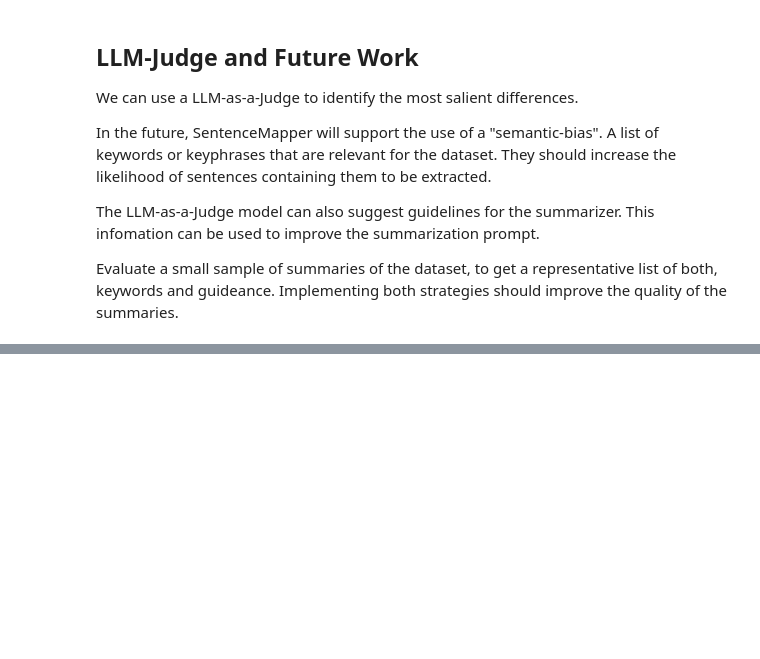
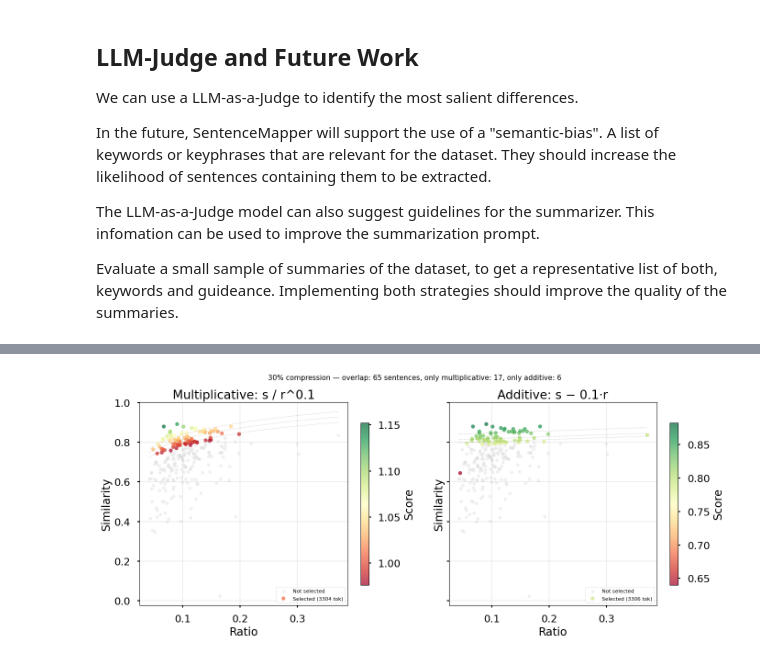
Before and after one commit to lgarma/SentenceMapper, a Jupyter notebook: example.ipynb, the cells around one changed output, grey strips where cells are left out. Drawn from its saved outputs; the diff is of its cells as text; code cells hidden in the pictures; blank space fills up the shorter version.

```diff
--- a/example.ipynb
+++ b/example.ipynb
@@ -433,0 +476,84 @@ Power law: similarity = 1.0894 × ratio^0.136
+# %%
+import numpy as np
+import matplotlib.pyplot as plt
+
+alpha = 0.1
+objective_percentage = 0.3
+
+similarities = result['similarities']
+ratios = result['ratios']
+tokens = result['tokens']
+total_tokens = int(np.sum(tokens))
+objective_tokens = total_tokens * objective_percentage
+
+# --- Scoring formulas ---
+safe_ratios = np.maximum(ratios, 1e-9)
+scores_multiplicative = similarities / np.power(safe_ratios, alpha)  # current
+scores_additive = similarities - alpha * ratios                       # proposed
+
+# --- Greedy selection for each ---
+def greedy_select(scores, tokens, budget):
+    mask = np.zeros(len(scores), dtype=bool)
+    current = 0
+    for idx in np.argsort(-scores):
+        if current + tokens[idx] > budget:
+            continue
+        mask[idx] = True
+        current += tokens[idx]
+    return mask
+
+mask_mult = greedy_select(scores_multiplicative, tokens, objective_tokens)
+mask_add = greedy_select(scores_additive, tokens, objective_tokens)
+
+# --- Visualisation ---
+fig, axes = plt.subplots(1, 2, figsize=(14, 6), sharex=True, sharey=True)
+
+for ax, mask, scores, title in [
+    (axes[0], mask_mult, scores_multiplicative, f"Multiplicative: s / r^{alpha}"),
+    (axes[1], mask_add, scores_additive, f"Additive: s − {alpha}·r"),
+]:
+    # Unselected
+    ax.scatter(
+        ratios[~mask], similarities[~mask],
+        color='lightgrey', alpha=0.3, s=20, label='Not selected',
+    )
+    # Selected, coloured by score
+    sc = ax.scatter(
+        ratios[mask], similarities[mask],
+        c=scores[mask], cmap='RdYlGn', alpha=0.7, s=30,
+        label=f'Selected ({int(np.sum(tokens[mask]))} tok)',
+    )
+    plt.colorbar(sc, ax=ax, label="Score", shrink=0.8)
+
+    # Show iso-score contours
+    r_grid = np.linspace(ratios.min(), ratios.max(), 200)
+    if "Multiplicative" in title:
+        for q in [0.25, 0.5, 0.75]:
+            threshold = np.quantile(scores[mask], q)
+            s_line = threshold * np.power(np.maximum(r_grid, 1e-9), alpha)
+            ax.plot(r_grid, s_line, 'k--', alpha=0.15, linewidth=0.8)
+    else:
+        for q in [0.25, 0.5, 0.75]:
+            threshold = np.quantile(scores[mask], q)
+            s_line = threshold + alpha * r_grid
+            ax.plot(r_grid, s_line, 'k--', alpha=0.15, linewidth=0.8)
+
+    ax.set_xlabel("Ratio")
+    ax.set_ylabel("Similarity")
+    ax.set_title(title)
+    ax.legend(loc='lower right', fontsize=8, frameon=True)
+    ax.grid(True, alpha=0.2)
+
+# Overlap stats
+both = mask_mult & mask_add
+only_mult = mask_mult & ~mask_add
+only_add = mask_add & ~mask_mult
+fig.suptitle(
+    f"30% compression — overlap: {both.sum()} sentences, "
+    f"only multiplicative: {only_mult.sum()}, only additive: {only_add.sum()}",
+    fontsize=11,
+)
+plt.tight_layout()
+plt.show()
+# %% [output]
+[figure, added]
```
Also changed, not shown: parts of 32 cells of this notebook, 4 other files.
